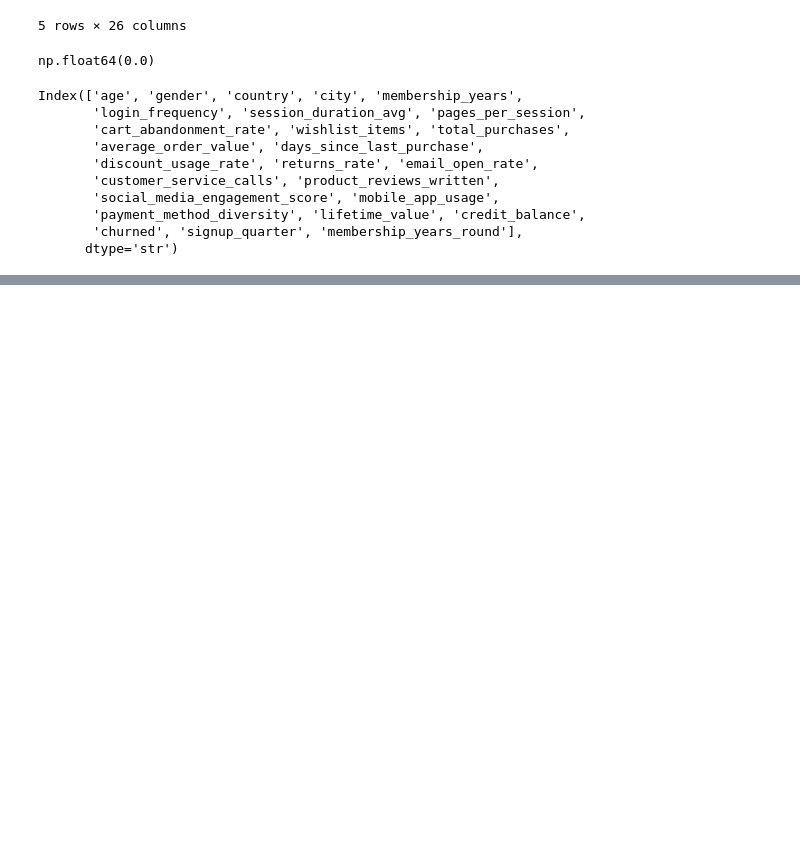
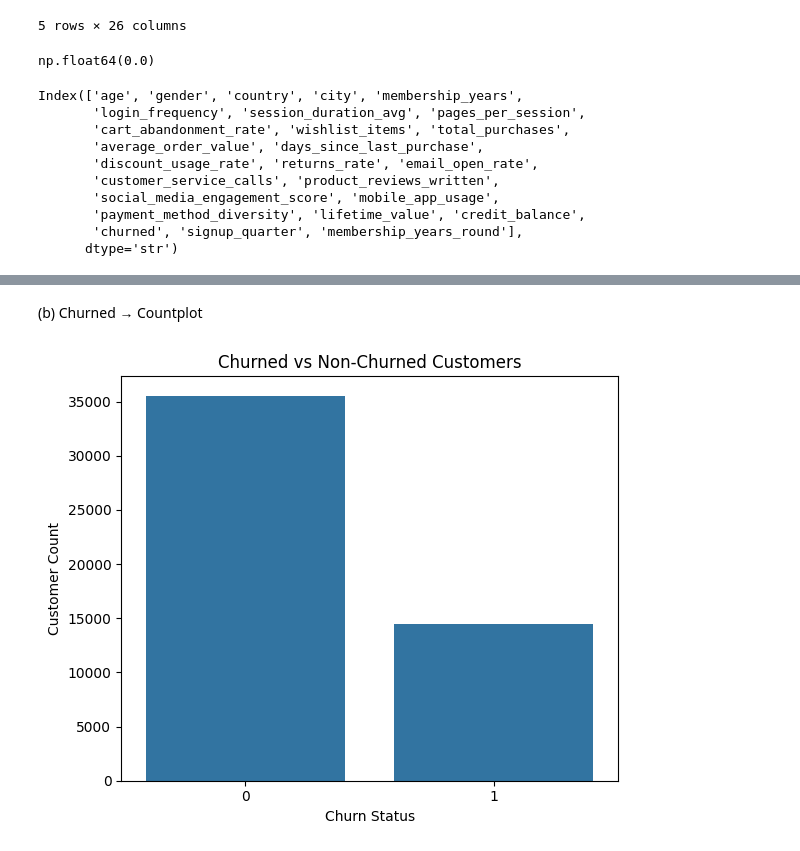
Before and after one commit to zb-analyzt/Customer-Behaviour-Analytics-Project-Python-SQL-Power-BI-, a Jupyter notebook: notebooks/eda.ipynb, the cells around one changed output, grey strips where cells are left out. Drawn from its saved outputs; the diff is of its cells as text; code cells hidden in the pictures; blank space fills up the shorter version.

```diff
--- a/notebooks/eda.ipynb
+++ b/notebooks/eda.ipynb
@@ -31,0 +76,18 @@ Index(['age', 'gender', 'country', 'city', 'membership_years',
+# %% [markdown]
+(b) Churned → Countplot
+# %%
+plt.figure(figsize=(6,5))
+
+sns.countplot(
+    x='churned',
+    data=df
+)
+
+plt.title("Churned vs Non-Churned Customers")
+plt.xlabel("Churn Status")
+plt.ylabel("Customer Count")
+
+plt.tight_layout()
+plt.show()
+# %% [output]
+[figure, added]
```
Also changed, not shown: parts of 33 cells of this notebook.
